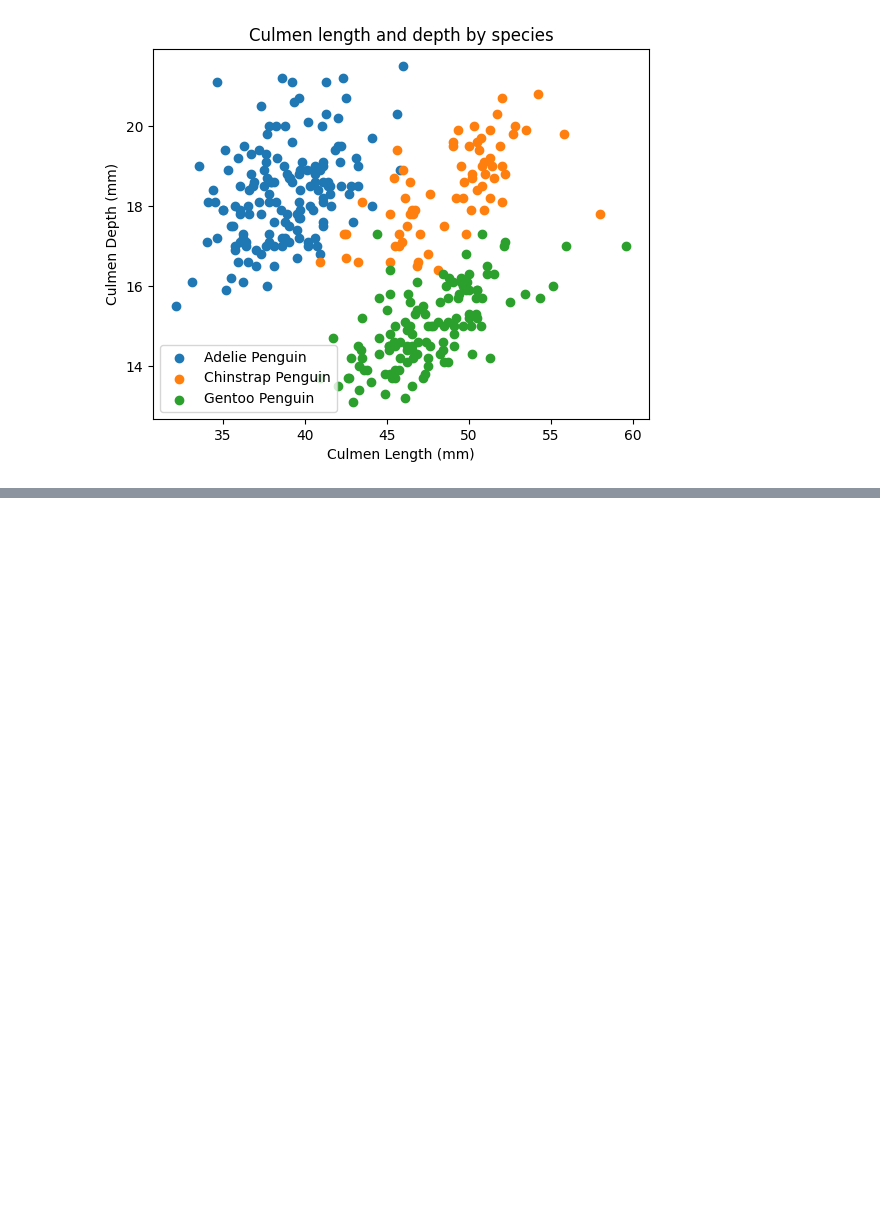
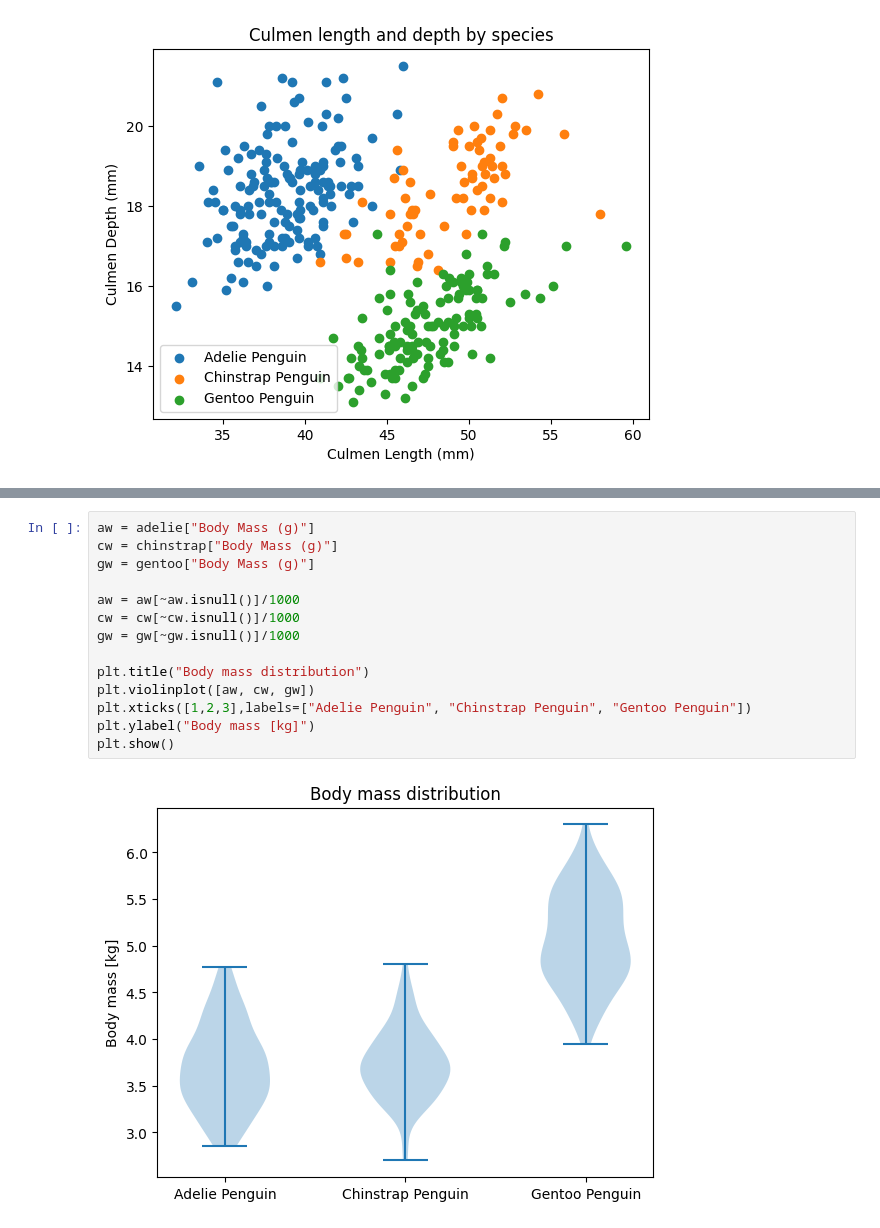
Before and after one commit to Unexp1ainable/UPA-2, a Jupyter notebook: proj.ipynb, the cells around one changed output, grey strips where cells are left out. Saved outputs shown, nothing was run; the diff lists cells and outputs as text; blank space fills up the shorter version.

Commit message:
body mass distribution

```diff
--- a/proj.ipynb
+++ b/proj.ipynb
@@ -165,0 +130,16 @@ plt.show()
+# %%
+aw = adelie["Body Mass (g)"]
+cw = chinstrap["Body Mass (g)"]
+gw = gentoo["Body Mass (g)"]
+
+aw = aw[~aw.isnull()]/1000
+cw = cw[~cw.isnull()]/1000
+gw = gw[~gw.isnull()]/1000
+
+plt.title("Body mass distribution")
+plt.violinplot([aw, cw, gw])
+plt.xticks([1,2,3],labels=["Adelie Penguin", "Chinstrap Penguin", "Gentoo Penguin"])
+plt.ylabel("Body mass [kg]")
+plt.show()
+# %% [output]
+[figure, added]
```
Also changed, not shown: parts of 6 cells of this notebook.
